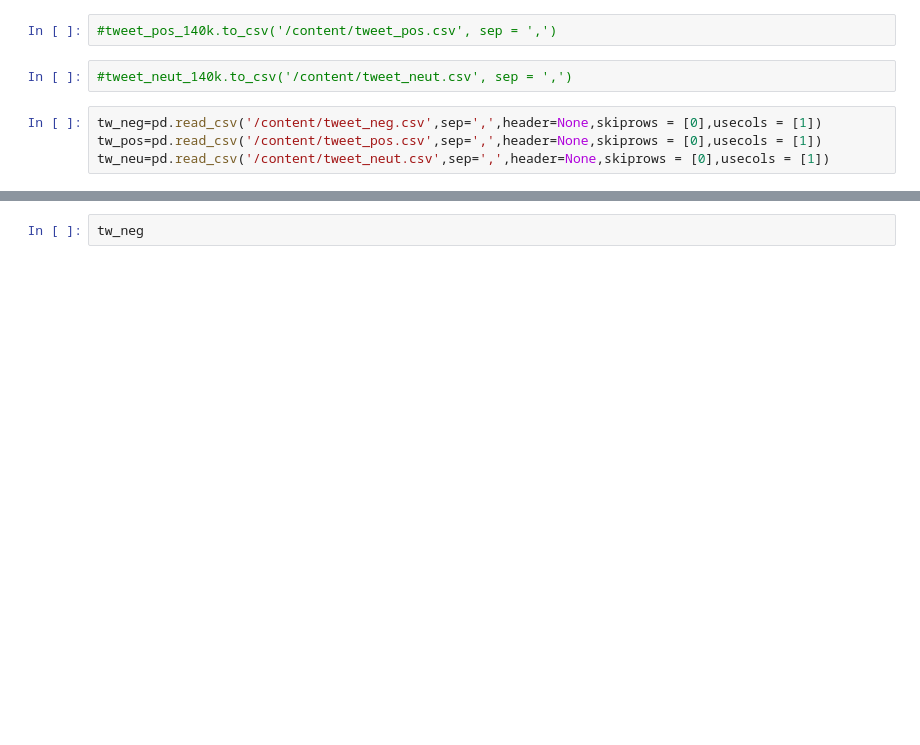
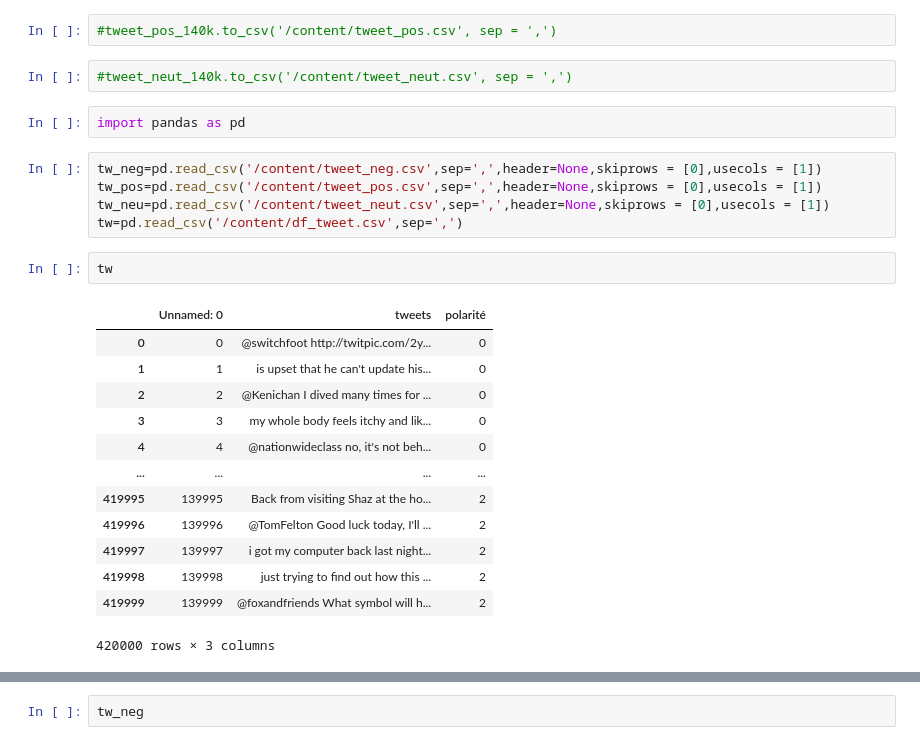
Before and after one commit to max-cyril/sentiment_analysis, a Jupyter notebook: Untitled9.ipynb, the cells around one changed output, grey strips where cells are left out. Saved outputs shown, nothing was run; the diff lists cells and outputs as text; blank space fills up the shorter version.

```diff
--- a/Untitled9.ipynb
+++ b/Untitled9.ipynb
@@ -240,7 +240,26 @@ le premier token est:
 #tweet_pos_140k.to_csv('/content/tweet_pos.csv', sep = ',')
 # %%
 #tweet_neut_140k.to_csv('/content/tweet_neut.csv', sep = ',')
+# %%
+import pandas as pd
 # %%
 tw_neg=pd.read_csv('/content/tweet_neg.csv',sep=',',header=None,skiprows = [0],usecols = [1])
 tw_pos=pd.read_csv('/content/tweet_pos.csv',sep=',',header=None,skiprows = [0],usecols = [1])
 tw_neu=pd.read_csv('/content/tweet_neut.csv',sep=',',header=None,skiprows = [0],usecols = [1])
+tw=pd.read_csv('/content/df_tweet.csv',sep=',')
+# %%
+tw
+# %% [output]
+|  | Unnamed: 0 | tweets | polarité |
+| 0 | 0 | @switchfoot http://twitpic.com/2y... | 0 |
+| 1 | 1 | is upset that he can't update his... | 0 |
+| 2 | 2 | @Kenichan I dived many times for ... | 0 |
+| 3 | 3 | my whole body feels itchy and lik... | 0 |
+| 4 | 4 | @nationwideclass no, it's not beh... | 0 |
+| ... | ... | ... | ... |
+| 419995 | 139995 | Back from visiting Shaz at the ho... | 2 |
+| 419996 | 139996 | @TomFelton Good luck today, I'll ... | 2 |
+| 419997 | 139997 | i got my computer back last night... | 2 |
+| 419998 | 139998 | just trying to find out how this ... | 2 |
+| 419999 | 139999 | @foxandfriends What symbol will h... | 2 |
+420000 rows × 3 columns
```
Also changed, not shown: parts of 7 cells of this notebook.
